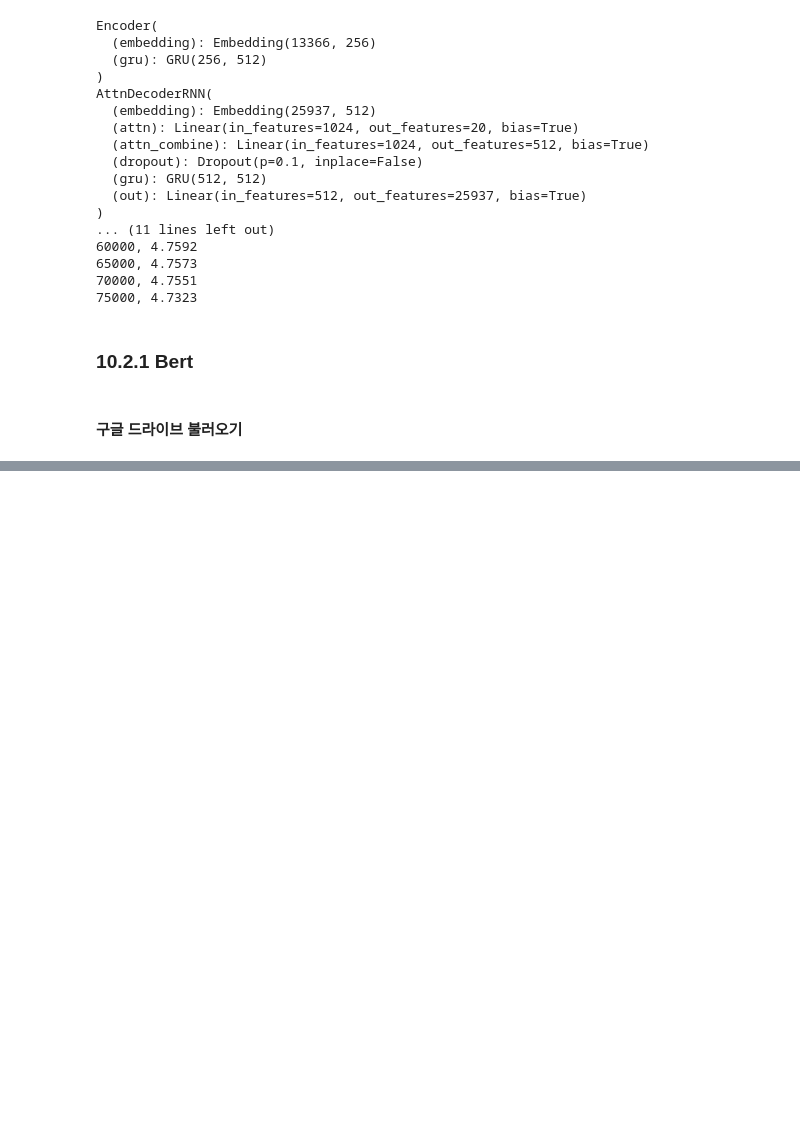
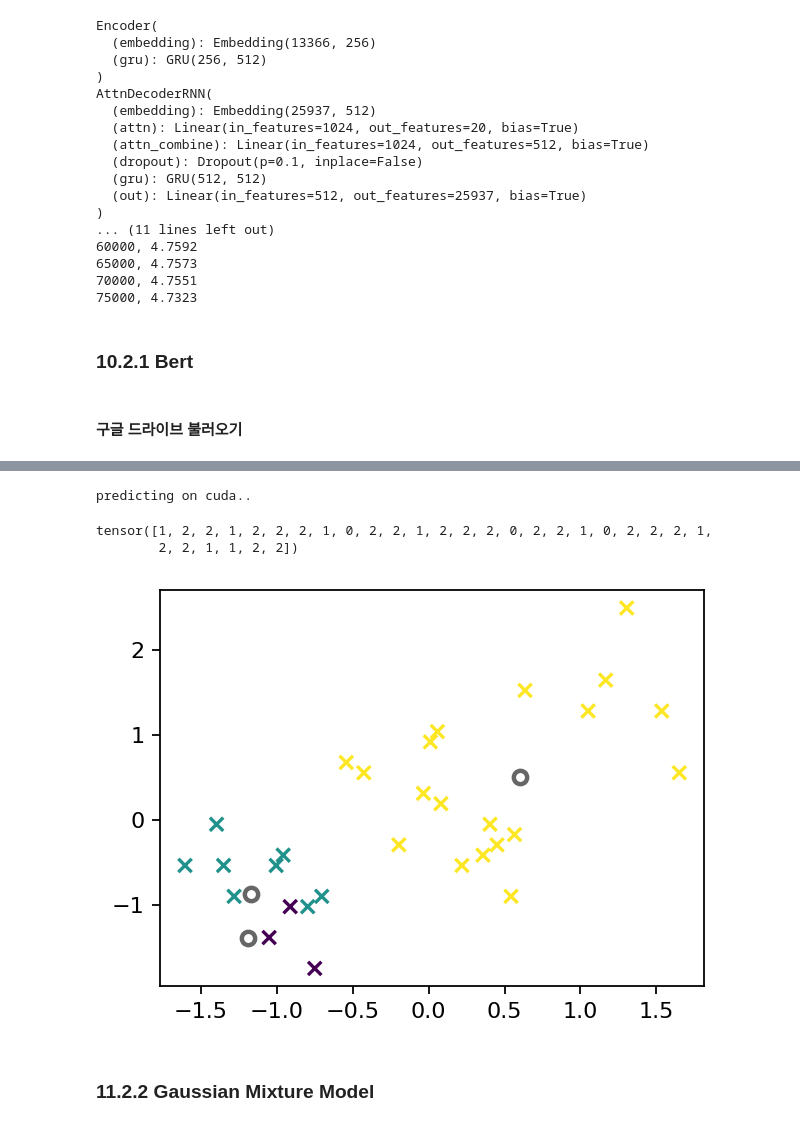
Before and after one commit to va4756/deeplearn_practice, a Jupyter notebook: pytorch_deeplearn_03.ipynb, the cells around one changed output, grey strips where cells are left out. Saved outputs shown, nothing was run; the diff lists cells and outputs as text; code cells hidden in the pictures; blank space fills up the shorter version.

```diff
--- a/pytorch_deeplearn_03.ipynb
+++ b/pytorch_deeplearn_03.ipynb
@@ -601,0 +1173,8 @@ drive.mount('/content/drive')
+# %%
+from sklearn.preprocessing import StandardScaler
+scaler = StandardScaler()
+x_scaled = scaler.fit(data).transform(x)
+y_scaled = scaler.fit(data).transform(y)
+# %%
+x = torch.from_numpy(x_scaled)
+y = torch.from_numpy(y_scaled)
@@ -601,0 +1203,5 @@ drive.mount('/content/drive')
+# %%
+num_clusters = 3
+cluster_ids_x, cluster_centers = kmeans(
+    X=x, num_clusters=num_clusters, distance='euclidean', device=device
+)
@@ -601,0 +1223,29 @@ drive.mount('/content/drive')
+# %%
+cluster_ids_y = kmeans_predict(
+    y, cluster_centers, 'euclidean', device=device
+)
+# %% [output]
+predicting on cuda..
+# %%
+print(cluster_ids_y)
+# %% [output]
+tensor([1, 2, 2, 1, 2, 2, 2, 1, 0, 2, 2, 1, 2, 2, 2, 0, 2, 2, 1, 0, 2, 2, 2, 1,
+        2, 2, 1, 1, 2, 2])
+# %%
+plt.figure(figsize=(4,3), dpi=160)
+plt.scatter(y[:, 0], y[:, 1],c=cluster_ids_y, cmap='viridis', marker='x')
+
+plt.scatter(
+    cluster_centers[:, 0], cluster_centers[:, 1],
+    c='white',
+    alpha=0.6,
+    edgecolors='black',
+    linewidths=2
+)
+
+plt.tight_layout()
+plt.show()
+# %% [output]
+[figure, added]
+# %% [markdown]
+### 11.2.2 Gaussian Mixture Model
```
Also changed, not shown: parts of 64 cells of this notebook.
